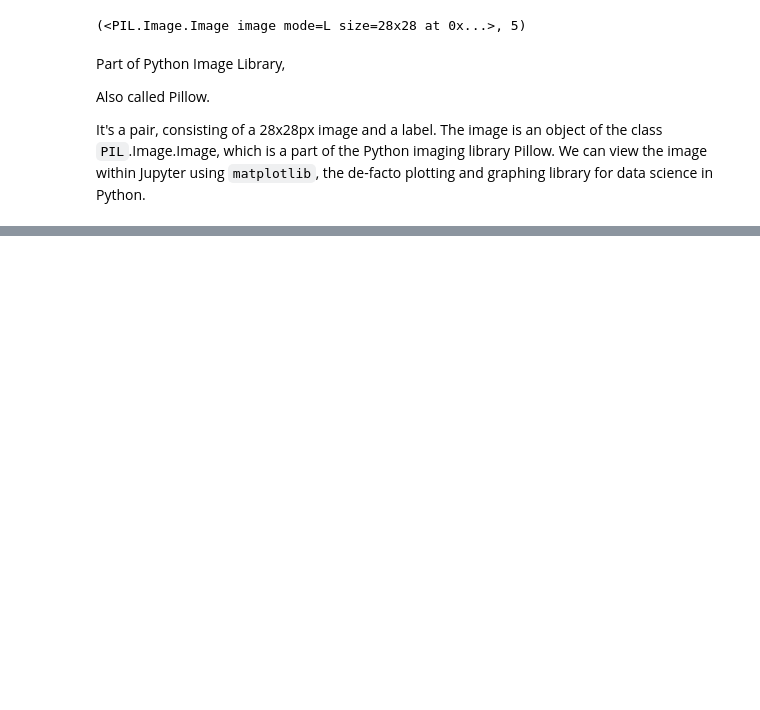
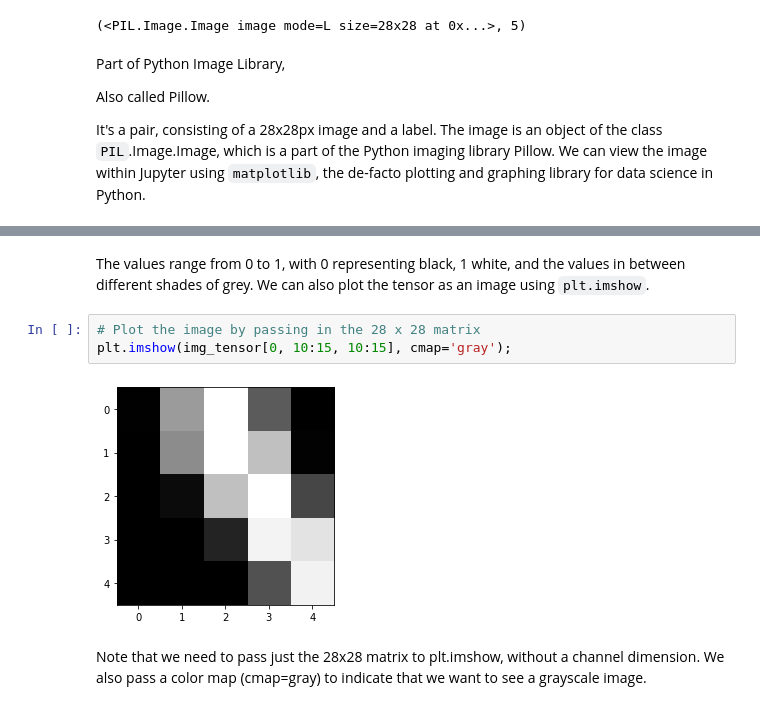
Before and after one commit to Monika171/Deep-Learning-with-Pytorch, a Jupyter notebook: logisticregression_softmax_cross_entropy.ipynb, the cells around one changed output, grey strips where cells are left out. Cells and saved outputs as stored; diff of their text form; blank space fills up the shorter version.

```diff
--- a/logisticregression_softmax_cross_entropy.ipynb
+++ b/logisticregression_softmax_cross_entropy.ipynb
@@ -67,0 +113,9 @@ It's a pair, consisting of a 28x28px image and a label. The image is an object o
+# %% [markdown]
+The values range from 0 to 1, with 0 representing black, 1 white, and the values in between different shades of grey. We can also plot the tensor as an image using `plt.imshow`.
+# %%
+# Plot the image by passing in the 28 x 28 matrix
+plt.imshow(img_tensor[0, 10:15, 10:15], cmap='gray');
+# %% [output]
+[figure, added]
+# %% [markdown]
+Note that we need to pass just the 28x28 matrix to plt.imshow, without a channel dimension. We also pass a color map (cmap=gray) to indicate that we want to see a grayscale image.
```
Also changed, not shown: parts of 59 cells of this notebook.
